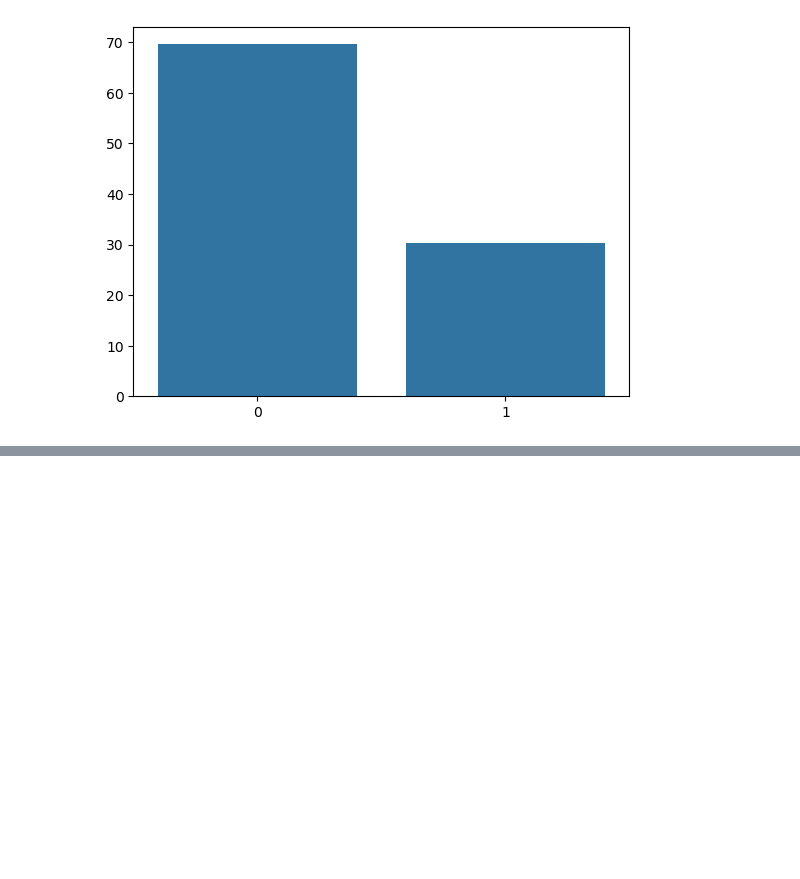
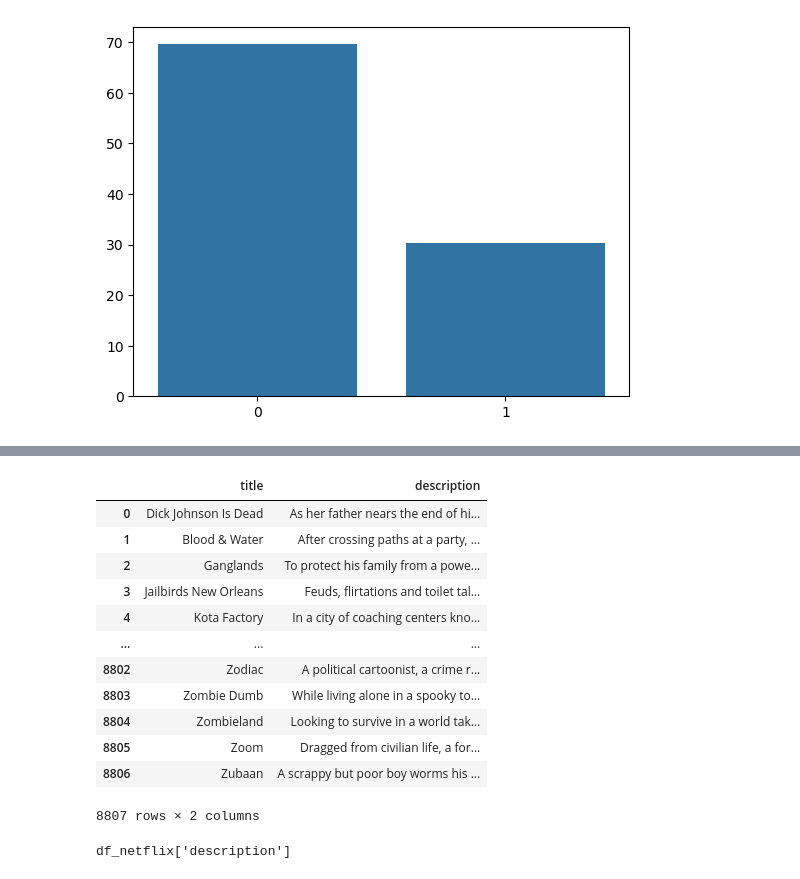
Before and after one commit to Sohail-44/Netflix_ELT_E2E, a Jupyter notebook: EDA_Cleaning/EDAnetflix_churn.ipynb, the cells around one changed output, grey strips where cells are left out. Saved outputs shown, nothing was run; the diff lists cells and outputs as text; code cells hidden in the pictures; blank space fills up the shorter version.

```diff
--- a/EDA_Cleaning/EDAnetflix_churn.ipynb
+++ b/EDA_Cleaning/EDAnetflix_churn.ipynb
@@ -112,0 +182,17 @@ sb.barplot(Entertainment_Type)
+# %%
+# lets make a filter of movies title and its description
+df_netflix[['title', 'description']]
+# %% [output]
+|  | title | description |
+| 0 | Dick Johnson Is Dead | As her father nears the end of hi... |
+| 1 | Blood & Water | After crossing paths at a party, ... |
+| 2 | Ganglands | To protect his family from a powe... |
+| 3 | Jailbirds New Orleans | Feuds, flirtations and toilet tal... |
+| 4 | Kota Factory | In a city of coaching centers kno... |
+| ... | ... | ... |
+| 8802 | Zodiac | A political cartoonist, a crime r... |
+| 8803 | Zombie Dumb | While living alone in a spooky to... |
+| 8804 | Zombieland | Looking to survive in a world tak... |
+| 8805 | Zoom | Dragged from civilian life, a for... |
+| 8806 | Zubaan | A scrappy but poor boy worms his ... |
+8807 rows × 2 columns
@@ -112,0 +202,4 @@ sb.barplot(Entertainment_Type)
+# %%
+print(title_desc_dict['df_netflix[\'title\']'])
+# %% [output]
+df_netflix['description']
```
Also changed, not shown: parts of 12 cells of this notebook, 1 other file.
